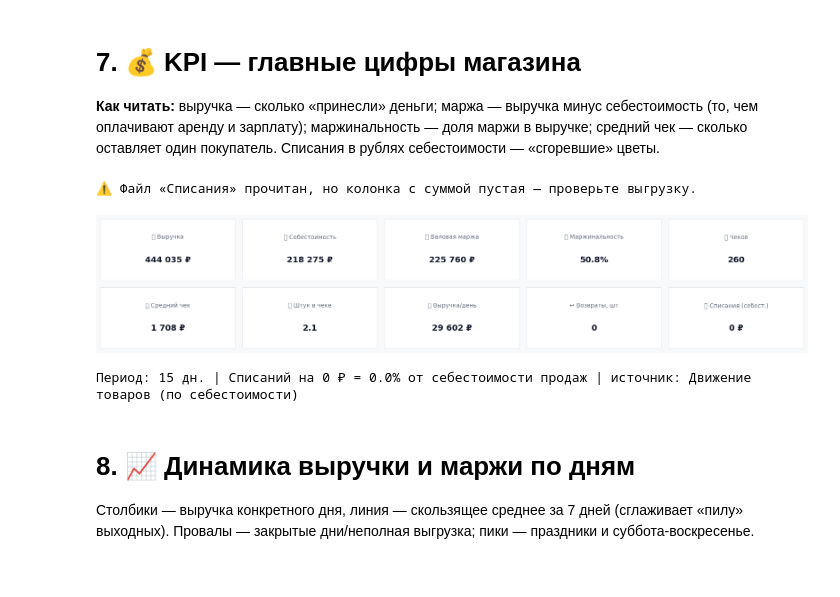
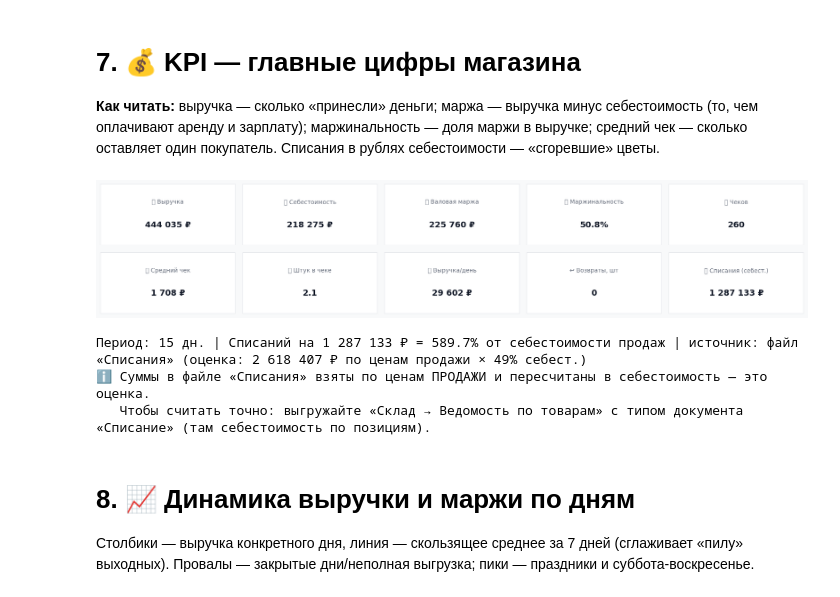
Before and after one commit to Kirill010/muzflowers_analysis, a Jupyter notebook: flowers_analysis.ipynb, the cells around one changed output. Drawn from its saved outputs; the diff is of its cells as text; code cells hidden in the pictures.

```diff
--- a/flowers_analysis.ipynb
+++ b/flowers_analysis.ipynb
@@ -1014,7 +1105,7 @@ total_margin = total_rev - total_cost
 margin_pct   = total_margin / total_rev * 100 if total_rev else np.nan
 n_checks     = df_s['check_key'].nunique()
 avg_check    = total_rev / n_checks if n_checks else np.nan
-items_per_chk = len(df_s) / n_checks if n_checks else np.nan
+items_per_chk = (~df_s['Возврат']).sum() / n_checks if n_checks else np.nan
 days_span    = (df_s['Дата'].max().normalize() - df_s['Дата'].min().normalize()).days + 1
 ret_qty      = df_s.loc[df_s['Возврат'], 'Кол-во'].abs().sum()
 sold_qty     = df_s.loc[~df_s['Возврат'], 'Кол-во'].sum()
@@ -1037,36 +1128,37 @@ if wo_sum == 0 and _wraw > 0:   # берём из файла «Списания
         wo_source = f'файл «Списания» (оценка: {rub(_wraw)} по ценам продажи × {cost_share*100:.0f}% себест.)'
     else:
         wo_sum = _wraw
         wo_source = 'файл «Списания» (как в выгрузке)'
 elif wo_sum == 0 and (W_DOCS is not None or W_LINES is not None):
     print('⚠️ Файл «Списания» прочитан, но колонка с суммой пустая — проверьте выгрузку.')
 
 # --- Проверка здравого смысла: ловим ошибки единиц измерения / не тот файл ---
 if (pd.notna(margin_pct) and (margin_pct > 85 or margin_pct < 0)) or (pd.notna(avg_check) and avg_check > 30000):
     print('🚩 ПОДОЗРИТЕЛЬНЫЕ ЦИФРЫ: маржа %.0f%%, средний чек %s. Для цветочной розницы типично 40–70%% и 800–5000 ₽.' % (margin_pct, rub(avg_check)))
     print('   Проверьте: (1) файл «Продажи» за тот же период; (2) нет ли оптовых/крупных документов; (3) колонки цены/суммы не перепутаны.')
 kpis = [('💰 Выручка', rub(total_rev)), ('📉 Себестоимость', rub(total_cost)),
         ('🟢 Валовая маржа', rub(total_margin)), ('📊 Маржинальность', pct(margin_pct)),
         ('🧾 Чеков', num_fmt(n_checks)), ('🎯 Средний чек', rub(avg_check)),
         ('📦 Штук в чеке', f'{items_per_chk:.1f}'), ('📈 Выручка/день', rub(total_rev/days_span)),
         ('↩️ Возвраты, шт', num_fmt(ret_qty)),
         ('🗑 Списания (себест.)', rub(wo_sum)),
         ]
 fig, axes = plt.subplots(2, 5, figsize=(17, 3.4))
 for ax, (t, v) in zip(axes.ravel(), kpis):
     ax.axis('off')
     ax.add_patch(plt.Rectangle((0,0),1,1, transform=ax.transAxes, fc='white', ec='#E5E7EB', lw=1.5))
     ax.text(.5,.68,t,ha='center',fontsize=10,color='#6B7280',transform=ax.transAxes)
     ax.text(.5,.3,v,ha='center',fontsize=14,fontweight='bold',color='#111827',transform=ax.transAxes)
 plt.tight_layout(); plt.show()
 print(f'Период: {days_span} дн. | Списаний на {rub(wo_sum)} = {wo_sum/total_cost*100 if total_cost else 0:.1f}% от себестоимости продаж | источник: {wo_source}')
 if wo_retail:
     print('ℹ️ Суммы в файле «Списания» взяты по ценам ПРОДАЖИ и пересчитаны в себестоимость — это оценка.')
     print('   Чтобы считать точно: выгружайте «Склад → Ведомость по товарам» с типом документа «Списание» (там себестоимость по позициям).')
 # %% [output]
+[figure, new version]
-⚠️ Файл «Списания» прочитан, но колонка с суммой пустая — проверьте выгрузку.
+Период: 15 дн. | Списаний на 1 287 133 ₽ = 589.7% от себестоимости продаж | источник: файл «Списания» (оценка: 2 618 407 ₽ по ценам продажи × 49% себест.)
+ℹ️ Суммы в файле «Списания» взяты по ценам ПРОДАЖИ и пересчитаны в себестоимость — это оценка.
+   Чтобы считать точно: выгружайте «Склад → Ведомость по товарам» с типом документа «Списание» (там себестоимость по позициям).
-[figure, old version]
-Период: 15 дн. | Списаний на 0 ₽ = 0.0% от себестоимости продаж | источник: Движение товаров (по себестоимости)
 # %% [markdown]
 <a id='шаг8'></a>
 # 8. 📈 Динамика выручки и маржи по дням
```
Also changed, not shown: parts of 16 cells of this notebook.
